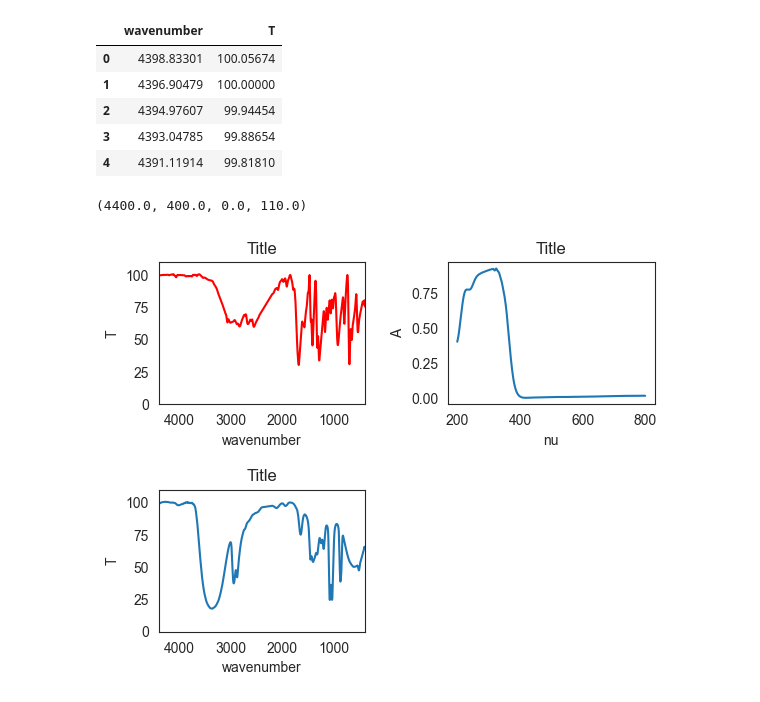
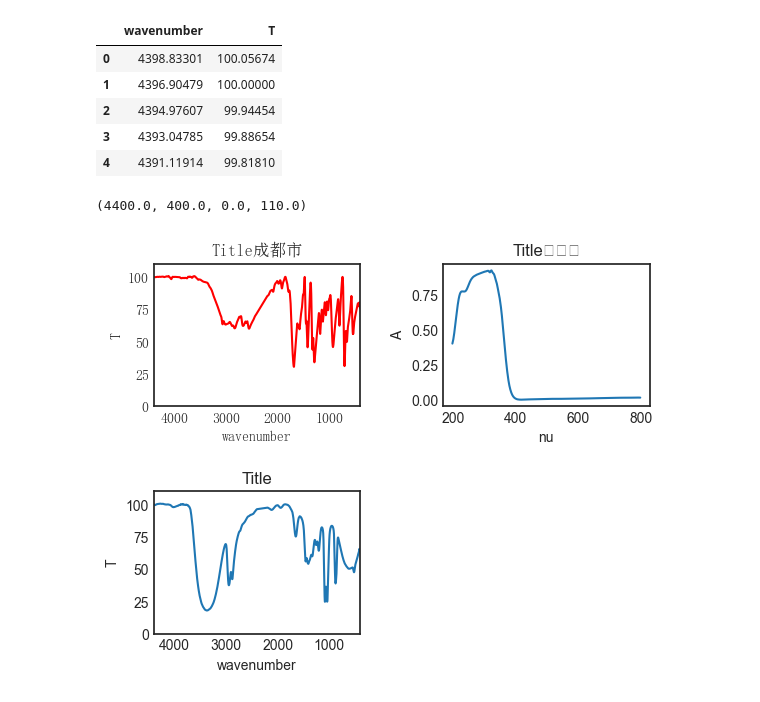
Before and after one commit to neverpartZY/Document, a Jupyter notebook: excecise.ipynb, the cells around one changed output. Saved outputs shown, nothing was run; the diff lists cells and outputs as text; code cells hidden in the pictures.

```diff
--- a/excecise.ipynb
+++ b/excecise.ipynb
@@ -4,6 +4,8 @@ import numpy as np
 import pandas as pd
 import seaborn as sns
 import matplotlib
+matplotlib.rcParams['font.family']=['SimHei'] #用中文表述
+matplotlib.rcParams['axes.unicode_minus']=False  #用横跨竖直线表述 （这样
 # %%
 data = pd.read_csv('D:\zy.txt',sep=' ',names=['wavenumber','T'],header=0,)
 data.head()
@@ -27,32 +29,41 @@ f2.head()
 | 3 | 4393.04785 | 99.88654 |
 | 4 | 4391.11914 | 99.81810 |
 # %%
+config = {
+    "mathtext.fontset":'stix',
+    "font.family":'serif',
+    "font.serif": ['SimSun'],
+    "font.size": 10,			# 字号，大家自行调节
+    'axes.unicode_minus': False # 处理负号，即-号
+}
+plt.rcParams.update(config)
+
 plt.subplot(2,2,1,)
 sns.set_style("white")
 sns.lineplot(x='wavenumber',y='T',data=data,color='red')
 ax = plt.gca()
-ax.set(title='Title',
+ax.set(title='Title成都市',
        )
 plt.axis([4400, 400, 0, 110])
 
 plt.subplot(2,2,2)
 plt.subplots_adjust(hspace=0.4,wspace=0.4)
 sns.set_style("white")
 sns.lineplot(x='nu',y='A',data=f)
 ax = plt.gca()
-ax.set(title='Title',
+ax.set(title='Title三年半',
 
        )
 
 plt.subplot(2,2,3)
 plt.subplots_adjust(hspace=0.6,wspace=0.4)
 sns.set_style("white")
 sns.lineplot(x='wavenumber',y='T',data=f2)
 
 ax = plt.gca()
 ax.set(title='Title',
        )
 ax.axis([4400,400,0,110])
 # %% [output]
 (4400.0, 400.0, 0.0, 110.0)
-[figure, old version]
+[figure, new version]
```
Also changed, not shown: parts of 3 cells of this notebook.
